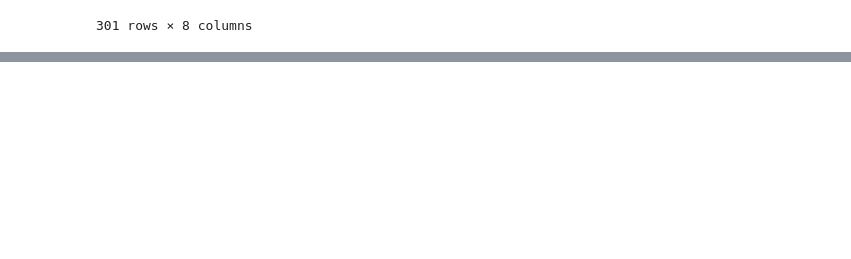
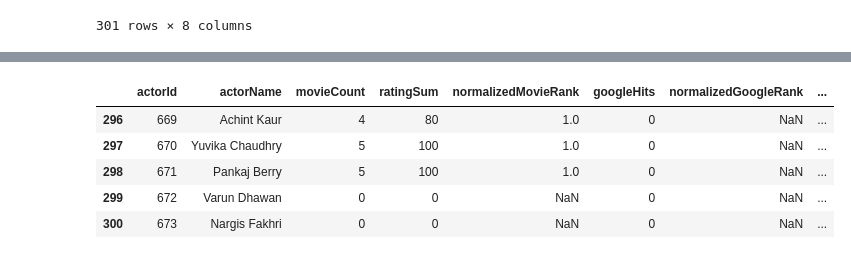
Before and after one commit to anikdas10/pandas, a Jupyter notebook: pandas_dataFrame.ipynb, the cells around one changed output, grey strips where cells are left out. Saved outputs shown, nothing was run; the diff lists cells and outputs as text; code cells hidden in the pictures; blank space fills up the shorter version.

```diff
--- a/pandas_dataFrame.ipynb
+++ b/pandas_dataFrame.ipynb
@@ -54,0 +129,9 @@ pd.read_csv("./movies_csv_file//BollywoodActorRanking.csv")
+# %%
+movies.tail()
+# %% [output]
+|  | actorId | actorName | movieCount | ratingSum | normalizedMovieRank | googleHits | normalizedGoogleRank | ... |
+| 296 | 669 | Achint Kaur | 4 | 80 | 1.0 | 0 | NaN | ... |
+| 297 | 670 | Yuvika Chaudhry | 5 | 100 | 1.0 | 0 | NaN | ... |
+| 298 | 671 | Pankaj Berry | 5 | 100 | 1.0 | 0 | NaN | ... |
+| 299 | 672 | Varun Dhawan | 0 | 0 | NaN | 0 | NaN | ... |
+| 300 | 673 | Nargis Fakhri | 0 | 0 | NaN | 0 | NaN | ... |
```
Also changed, not shown: parts of 37 cells of this notebook, 6 other files.
